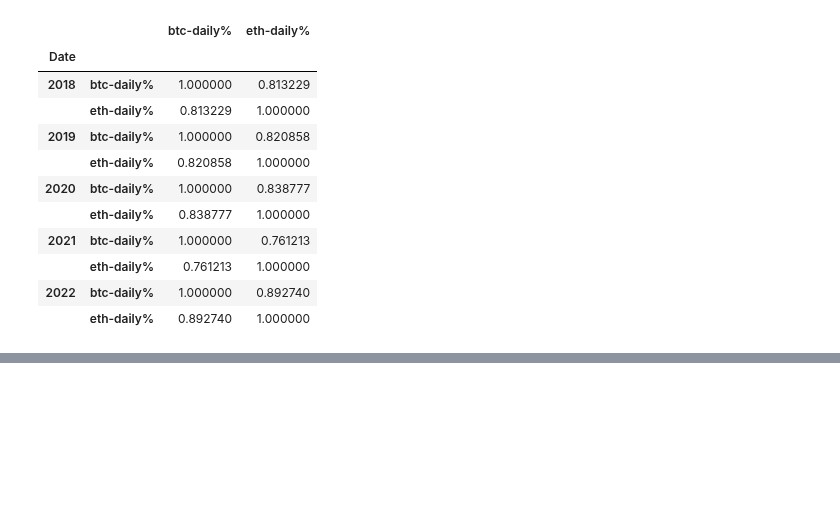
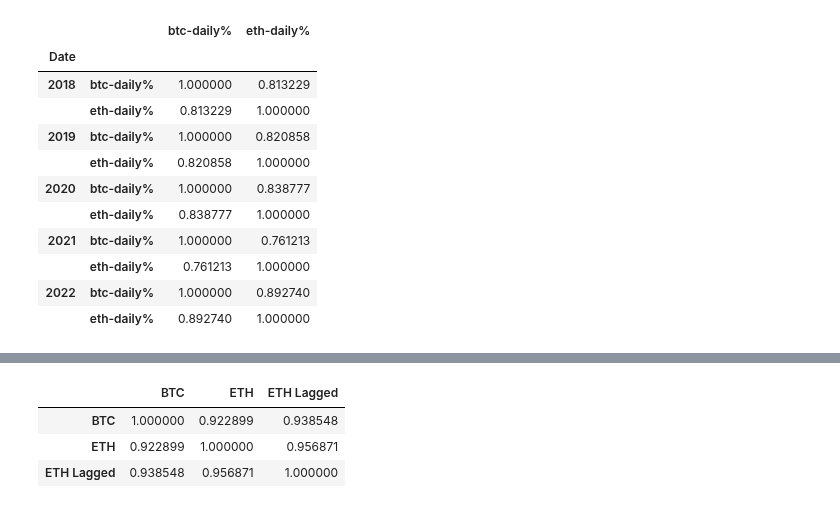
Before and after one commit to lauripe/data-analytics, a Jupyter notebook: src/assignment3/part1-stocks.ipynb, the cells around one changed output, grey strips where cells are left out. Drawn from its saved outputs; the diff is of its cells as text; code cells hidden in the pictures; blank space fills up the shorter version.

```diff
--- a/src/assignment3/part1-stocks.ipynb
+++ b/src/assignment3/part1-stocks.ipynb
@@ -111,0 +129,10 @@ changes['2018':].groupby(changes['2018':].index.year).corr()
+# %%
+# And another calculation of correlations using the ETH with lag of 25 days
+changesLagged = pd.concat([btc['Close'], eth['Close'], eth['Close'].shift(-25)], axis = 1, keys=['BTC', 'ETH', 'ETH Lagged'])
+
+changesLagged['2018':].corr()
+# %% [output]
+|  | BTC | ETH | ETH Lagged |
+| BTC | 1.000000 | 0.922899 | 0.938548 |
+| ETH | 0.922899 | 1.000000 | 0.956871 |
+| ETH Lagged | 0.938548 | 0.956871 | 1.000000 |
```
Also changed, not shown: parts of 8 cells of this notebook.
